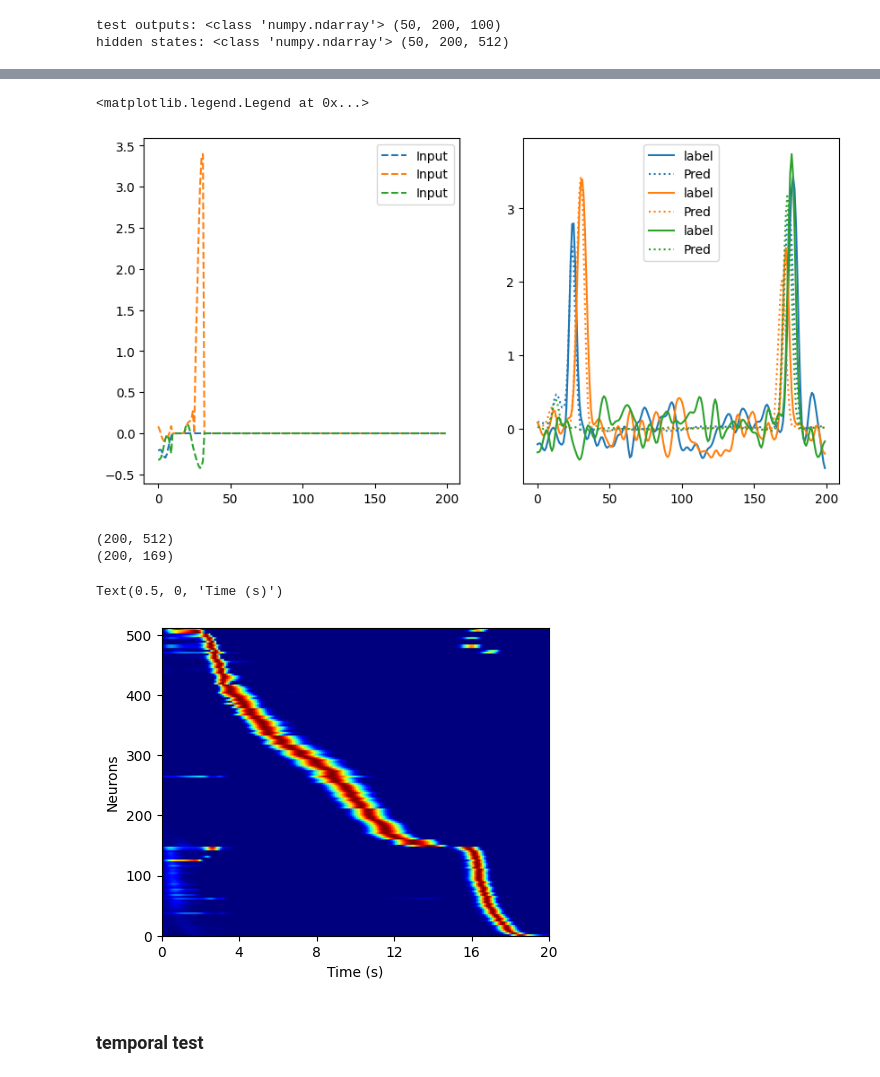
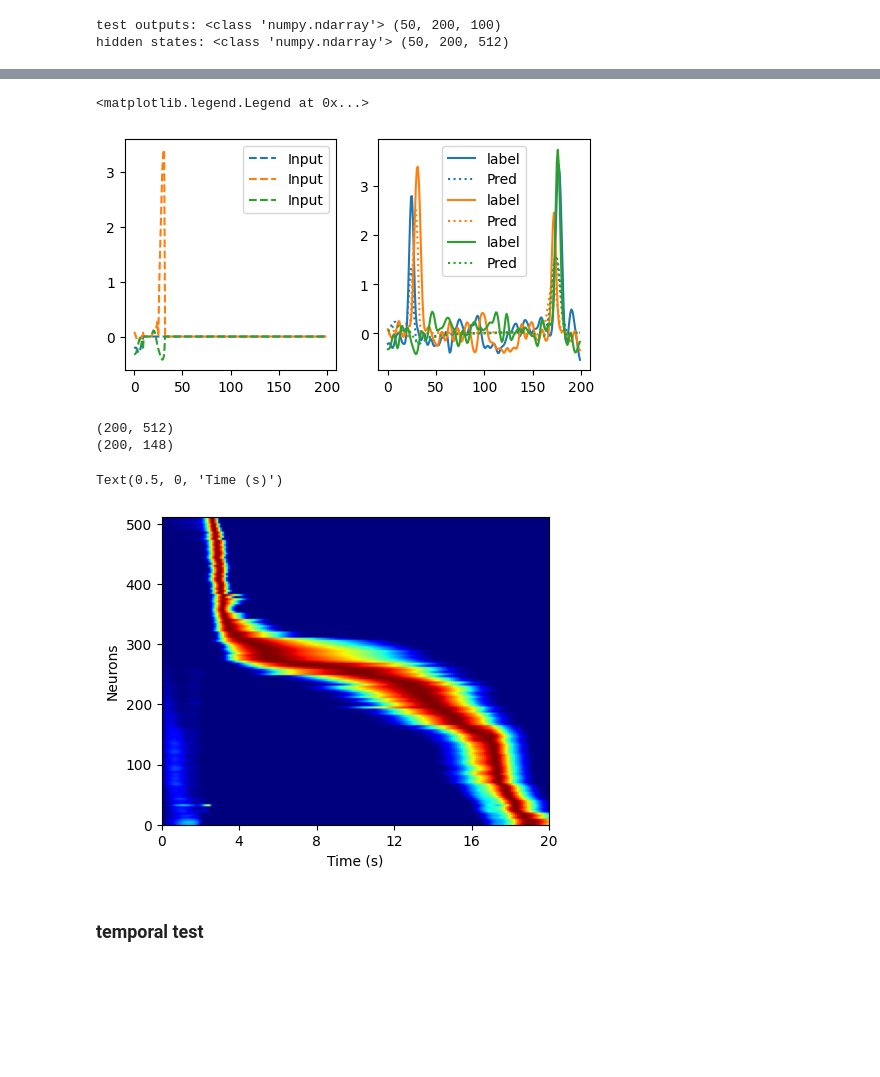
Before and after one commit to qrsyu/STCell, a Jupyter notebook: code/time_task.ipynb, the cells around one changed output, grey strips where cells are left out. Saved outputs shown, nothing was run; the diff lists cells and outputs as text; code cells hidden in the pictures; blank space fills up the shorter version.

```diff
--- a/code/time_task.ipynb
+++ b/code/time_task.ipynb
@@ -27,8 +27,8 @@ train_inputs = torch.tensor(data[f'train_inputs'], dtype=torch.float32).to(devic
 train_labels = torch.tensor(data[f'train_labels'], dtype=torch.float32).to(device)
 
 # Select a subset of input and label
-# train_inputs = train_inputs[:128] # (B, T, D)
-# train_labels = train_labels[:128] # (B, T, D)
+train_inputs = train_inputs[:128] # (B, T, D)
+train_labels = train_labels[:128] # (B, T, D)
 
 # Create DataLoader for training and testing
 train_dataset = TensorDataset(train_inputs, train_labels)
@@ -40,15 +35,0 @@ dict_keys(['train_inputs', 'train_labels', 'test_inputs', 'test_labels', 'arena_
-# %%
-# Plot the test_outputs and inputs
-# ===========================================================================================
-test_outputs = data[f'test_outputs_512']
-test_inputs = data[f'test_inputs']
-test_labels = data[f'test_labels']
-
-fig, ax = plt.subplots(3, 1, figsize=(8, 6), sharex=True)
-for i in range(3):
-    ax[i].plot(test_outputs[0, :, i], label='Pred', color='C0')
-    ax[i].plot(test_inputs[0, :, i], label='Input', color='C1')
-    ax[i].plot(test_labels[0, :, i], label='Label', color='C2')
-    ax[i].set_ylabel('Channels')
-    ax[i].legend()
-ax[-1].set_xlabel('Time Steps')
@@ -60,11 +38,13 @@ Text(0.5, 0, 'Time Steps')
 # ===========================================================================================
 num_neuron = 512
 
+custom_alpha = 1 - np.exp(-np.linspace(0.1, 5, num_neuron))
+
 model_cfg = {
             "input_dim":    train_inputs.shape[2],
             "hidden_dim":   num_neuron,
             'output_dim':   train_inputs.shape[2],
-            "alpha":        0.03,
+            "alpha":        0.01,
             "learn_alpha":  False,
             "preact_noise": 0.3,
             "postact_noise":0.3
@@ -280,3 +264,12 @@ print('hidden states:', type(hidden_states), hidden_states.shape)
 # %% [output]
 test outputs: <class 'numpy.ndarray'> (50, 200, 100)
 hidden states: <class 'numpy.ndarray'> (50, 200, 512)
+# %%
+fig, ax = plt.subplots(5, 1, figsize=(6, 8), sharex=True)
+for i in range(5):
+    ax[i].plot(test_outputs[0, :, i], label='Pred', color='C0')
+    ax[i].plot(test_inputs[0, :, i].cpu().numpy(), label='Input', color='C1')
+    ax[i].plot(data['test_labels'][0, :, i], label='Label', color='C2')
+    ax[i].set_ylabel('Channels')
+    ax[i].legend()
+ax[-1].set_xlabel('Time Steps')
@@ -283,17 +279,17 @@ hidden states: <class 'numpy.ndarray'> (50, 200, 512)
 # %%
 # Plot the test outputs vs the test labels
 test_inputs = data['test_inputs']
 test_labels = data['test_labels']
-fig, ax = plt.subplots(1,2, figsize=(10,5))
+fig, ax = plt.subplots(1,2, figsize=(6,3))
 for i in range(3):
     ax[1].plot(test_labels[0,:,i], label='label', color=f'C{i}')
     ax[1].plot(test_outputs[0,:,i], label='Pred', linestyle='dotted', color=f'C{i}')
     ax[0].plot(test_inputs[0,:,i], label='Input', linestyle='--', color=f'C{i}')
 ax[0].legend()
 ax[1].legend()
 # %% [output]
 <matplotlib.legend.Legend at 0x...>
-[figure, old version]
+[figure, new version]
 # %%
 # # Plot the test outputs vs the test labels
 # test_labels = data['test_labels']
@@ -360,9 +356,9 @@ ax.set_xlabel('Time (s)')
 # plt.savefig(f'hidden_states(RealModel-{load_data_type}).png', transparent=True)
 # %% [output]
 (200, 512)
-(200, 169)
+(200, 148)
 Text(0.5, 0, 'Time (s)')
-[figure, old version]
+[figure, new version]
 # %% [markdown]
 ### temporal test
 # %%
```
Also changed, not shown: parts of 10 cells of this notebook, 25 other files.
